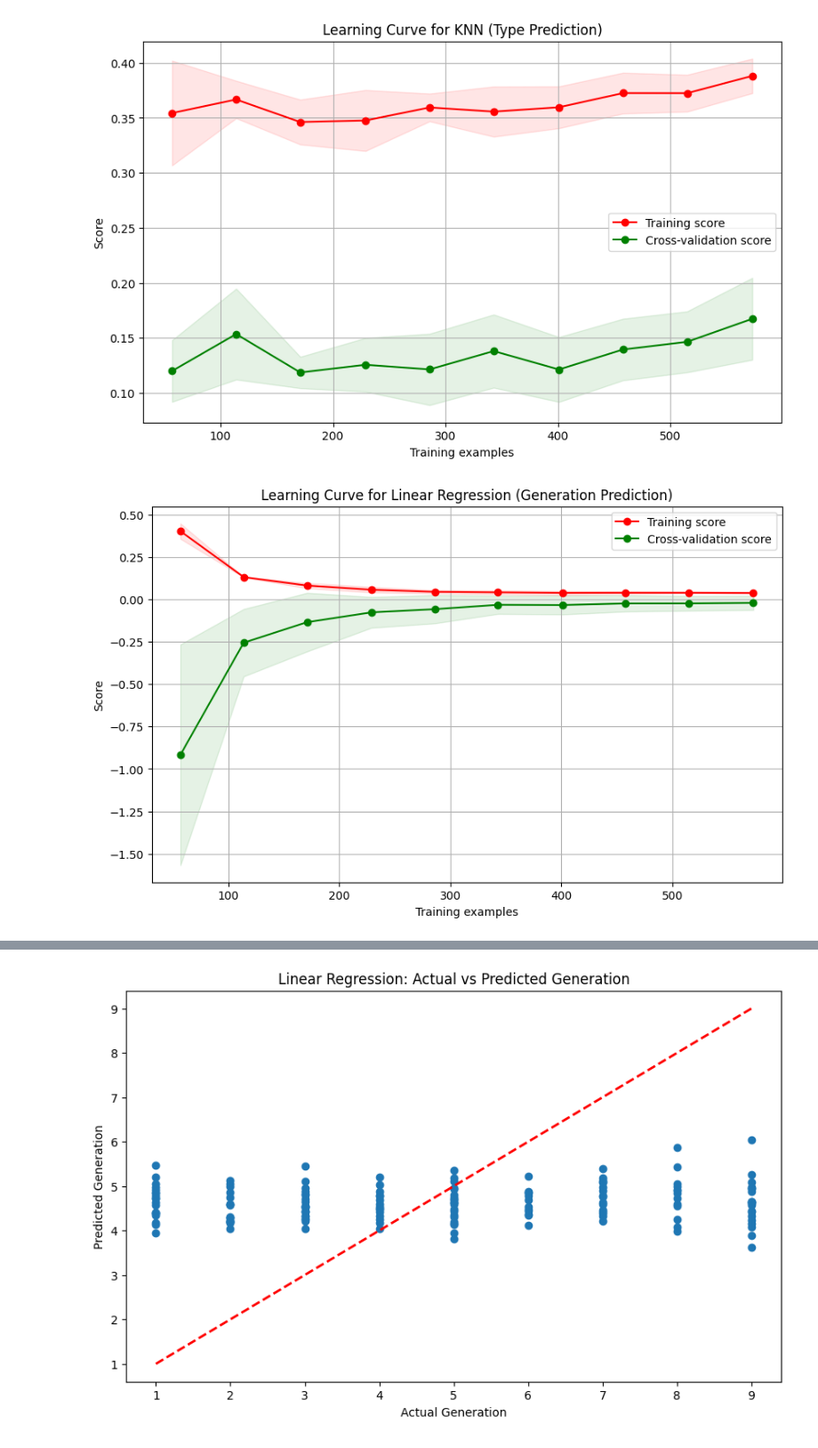
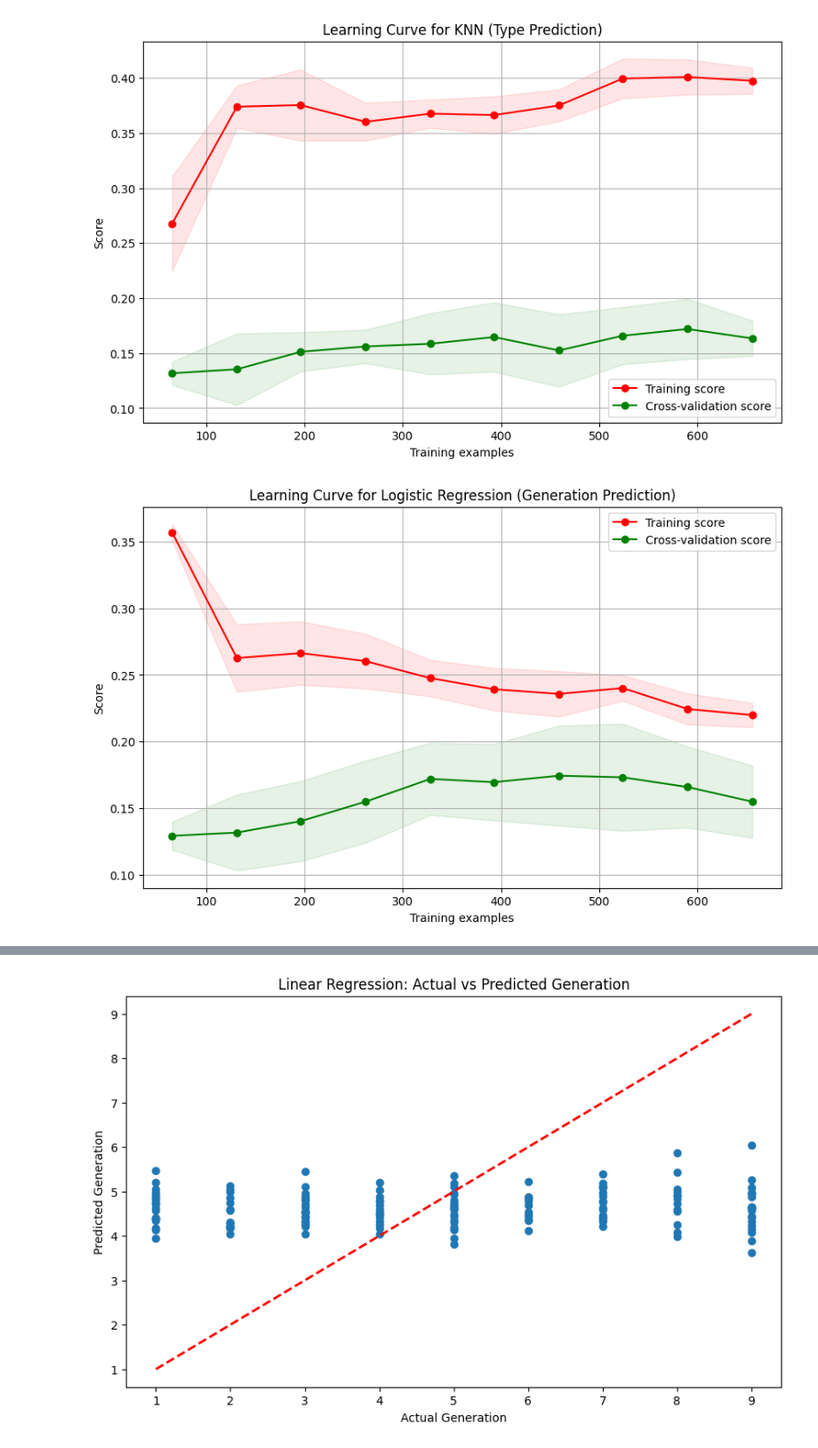
Before and after one commit to marvin-chen/cos-independent-work, a Jupyter notebook: baseline.ipynb, the cells around one changed output, grey strips where cells are left out. Shown at 89% size. Drawn from its saved outputs; the diff is of its cells as text; code cells hidden in the pictures.

Commit message:
organization and need to do cross validation for baseline models

```diff
--- a/baseline.ipynb
+++ b/baseline.ipynb
@@ -90,42 +90,49 @@ plot_confusion_matrix(y_true, y_pred, classes)
 # %%
+import numpy as np
+import matplotlib.pyplot as plt
 from sklearn.model_selection import learning_curve
 from sklearn.neighbors import KNeighborsClassifier
+from sklearn.multiclass import OneVsRestClassifier # suppress deprecation warning
+from sklearn.linear_model import LogisticRegression
+from sklearn.metrics import make_scorer, accuracy_score, mean_squared_error
 
-def plot_learning_curve(estimator, X, y, title):
+def plot_learning_curve(estimator, X, y, title, scoring):
     train_sizes, train_scores, val_scores = learning_curve(
         estimator, X, y, cv=5, n_jobs=-1,
-        train_sizes=np.linspace(0.1, 1.0, 10))
+        train_sizes=np.linspace(0.1, 1.0, 10),
+        scoring=scoring)
 
     train_scores_mean = np.mean(train_scores, axis=1)
     train_scores_std = np.std(train_scores, axis=1)
     val_scores_mean = np.mean(val_scores, axis=1)
     val_scores_std = np.std(val_scores, axis=1)
 
     plt.figure(figsize=(10, 6))
     plt.title(title)
     plt.xlabel("Training examples")
     plt.ylabel("Score")
     plt.grid()
 
     plt.fill_between(train_sizes, train_scores_mean - train_scores_std,
                      train_scores_mean + train_scores_std, alpha=0.1, color="r")
     plt.fill_between(train_sizes, val_scores_mean - val_scores_std,
                      val_scores_mean + val_scores_std, alpha=0.1, color="g")
     plt.plot(train_sizes, train_scores_mean, 'o-', color="r", label="Training score")
     plt.plot(train_sizes, val_scores_mean, 'o-', color="g", label="Cross-validation score")
 
     plt.legend(loc="best")
     plt.show()
 
-# For KNN model
+# For KNN model (Type Prediction)
 knn = KNeighborsClassifier(n_neighbors=5)
-plot_learning_curve(knn, X_train_scaled, y_train_type, "Learning Curve for KNN (Type Prediction)")
+plot_learning_curve(knn, X_train_scaled, y_train_type, "Learning Curve for KNN (Type Prediction)", 'accuracy')
 
-# For Linear Regression model (for Generation prediction)
-lr = LinearRegression()
-plot_learning_curve(lr, X_train_scaled, y_train_gen, "Learning Curve for Linear Regression (Generation Prediction)")
+# For Logistic Regression model (Generation Prediction)
+# lr = LogisticRegression(multi_class='ovr', max_iter=1000)
+lr_model = OneVsRestClassifier(LogisticRegression(max_iter=1000))
+plot_learning_curve(lr_model, X_train_scaled, y_train_gen, "Learning Curve for Logistic Regression (Generation Prediction)", 'accuracy')
 # %% [output]
-[figure, old version]
+[figure, new version]
-[figure, old version]
+[figure, new version]
 # %%
 from sklearn.model_selection import GridSearchCV, cross_val_score
```
Also changed, not shown: parts of 3 cells of this notebook, 7 other files.
